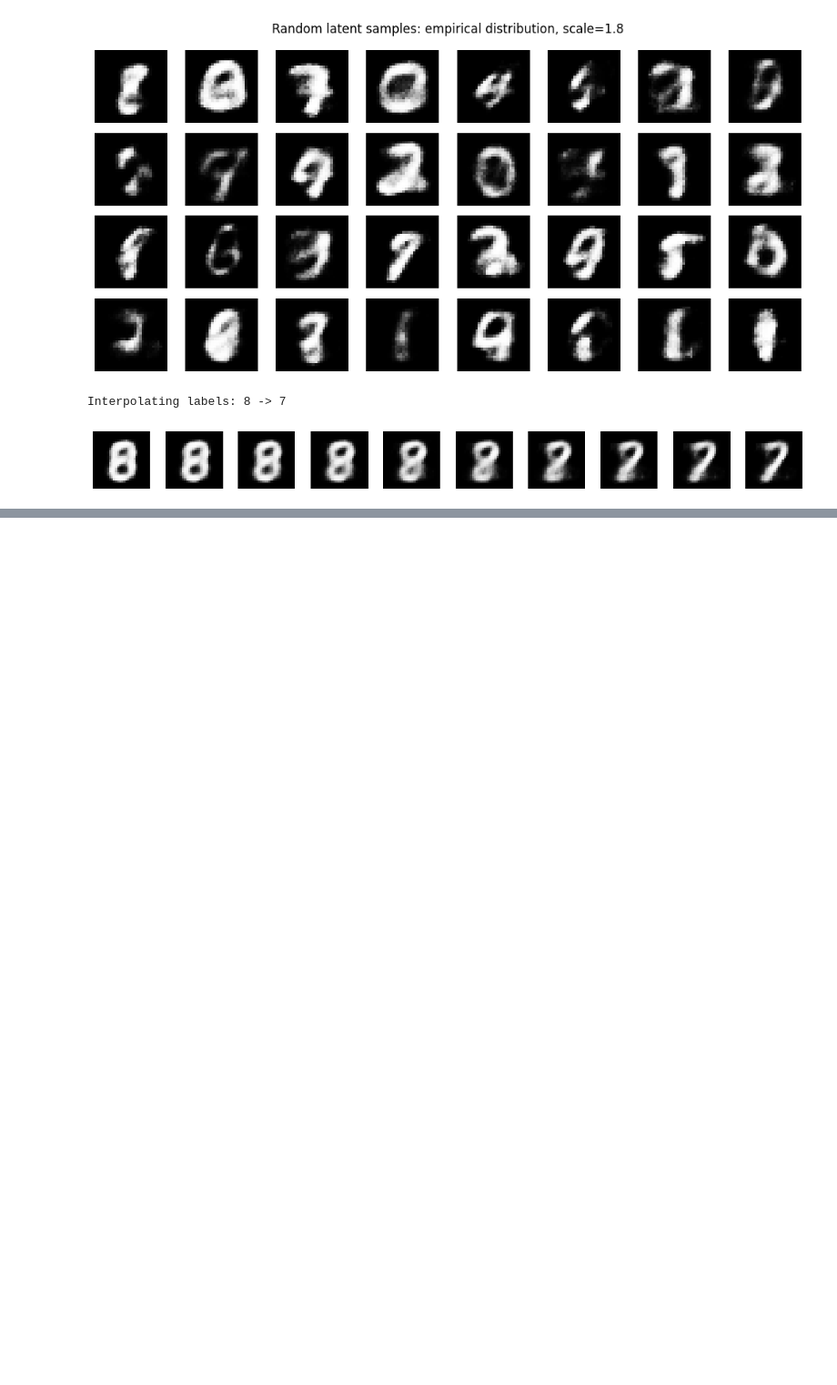
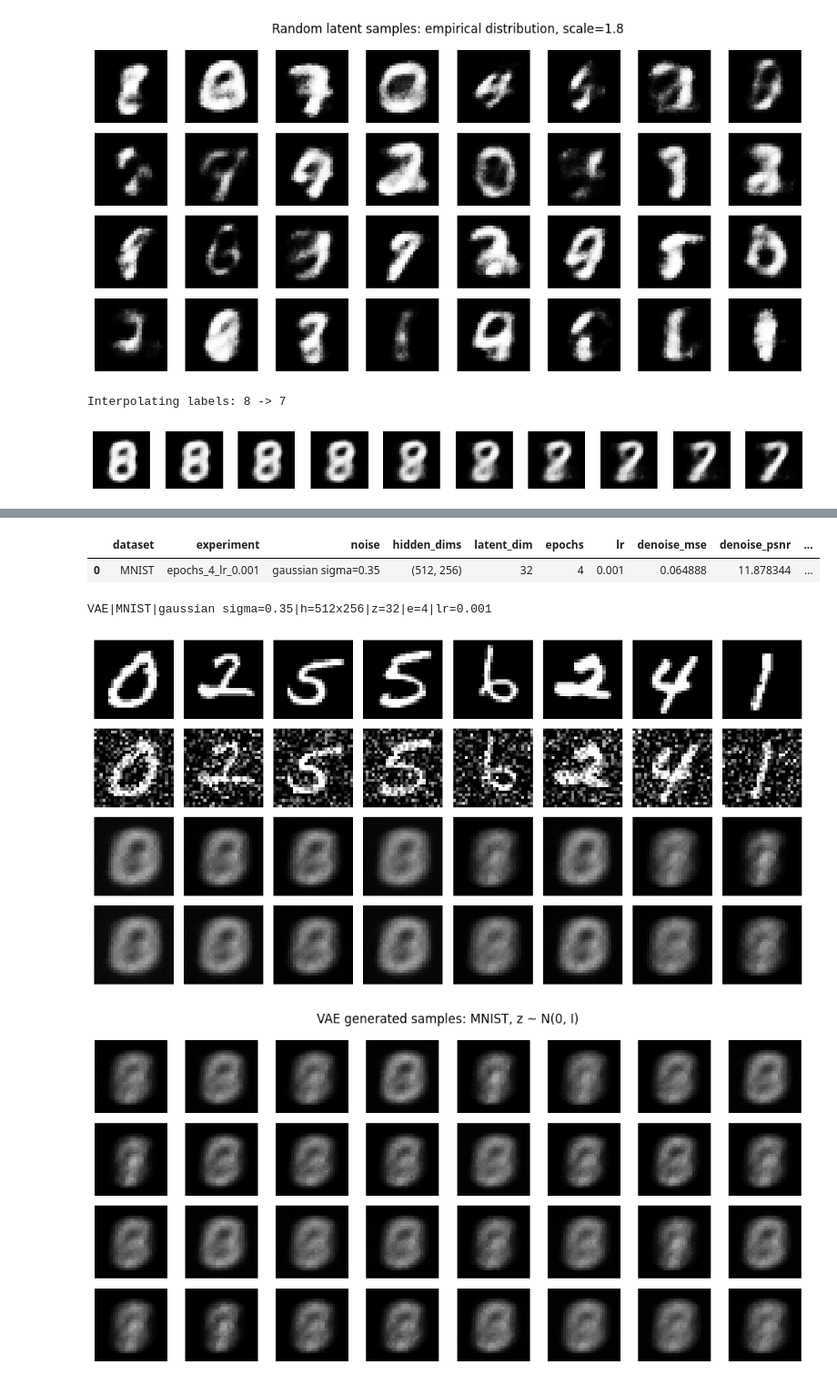
Before and after one commit to F1ameX/Modern-Methods-of-Deep-Machine-Learning, a Jupyter notebook: 6_autoencoders/6_autoencoders.ipynb, the cells around one changed output, grey strips where cells are left out. Shown at 91% size. Saved outputs shown, nothing was run; the diff lists cells and outputs as text; code cells hidden in the pictures; blank space fills up the shorter version.

```diff
--- a/6_autoencoders/6_autoencoders.ipynb
+++ b/6_autoencoders/6_autoencoders.ipynb
@@ -55,7 +55,6 @@ TRAIN/VAL/TEST: 12000 2000 2000
 # %%
 DATASETS = {
     "MNIST": datasets.MNIST,
-    "FashionMNIST": datasets.FashionMNIST,
 }
 
 if DATASET_NAME not in DATASETS:
@@ -820,0 +1302,56 @@ Overall best:
+# %%
+@torch.no_grad()
+def visualize_vae_reconstructions(run_id: str, n: int = 8):
+    artifact = VAE_ARTIFACTS[run_id]
+    model = artifact["model"]
+    item = artifact["item"]
+    loaders = required_loaders[item["dataset"]]
+    noise_cfg = item["noise_cfg"]
+    model.eval()
+
+    clean, _ = next(iter(loaders["test"]))
+    clean = clean[:n].to(DEVICE)
+    noisy = add_noise(clean, noise_cfg)
+
+    if isinstance(model, VariationalAutoencoder):
+        denoised, _, _ = model(noisy)
+        clean_reconstructed, _, _ = model(clean)
+    else:
+        denoised = model(noisy)
+        clean_reconstructed = model(clean)
+
+    print(run_id)
+    plot_tensor_grid([
+        ("clean", clean),
+        ("noisy", noisy),
+        ("denoised", denoised),
+        ("clean AE", clean_reconstructed),
+    ], n=n, figsize_per_image=1.35)
+
+
+@torch.no_grad()
+def generate_vae_images(model: VariationalAutoencoder, latent_dim: int, n: int = 32, scale: float = 1.0) -> torch.Tensor:
+    model.eval()
+    z = torch.randn(n, latent_dim, device=DEVICE) * scale
+    return model.decode(z).detach().cpu()
+
+
+best_vae_by_dataset = (
+    required_results_df[required_results_df["model_type"] == "VAE"]
+    .sort_values("denoise_mse")
+    .groupby("dataset", as_index=False)
+    .first()
+)
+display(best_vae_by_dataset[["dataset", "experiment", "noise", "hidden_dims", "latent_dim", "epochs", "lr", "denoise_mse", "denoise_psnr", "denoise_ssim", "clean_mse", "run_id"]])
+
+for _, row in best_vae_by_dataset.iterrows():
+    visualize_vae_reconstructions(row["run_id"], n=8)
+    model = VAE_ARTIFACTS[row["run_id"]]["model"]
+    generated = generate_vae_images(model, int(row["latent_dim"]), n=32, scale=1.0)
+    plot_generated(generated, f"VAE generated samples: {row['dataset']}, z ~ N(0, I)")
+# %% [output]
+|  | dataset | experiment | noise | hidden_dims | latent_dim | epochs | lr | denoise_mse | denoise_psnr | ... |
+| 0 | MNIST | epochs_4_lr_0.001 | gaussian sigma=0.35 | (512, 256) | 32 | 4 | 0.001 | 0.064888 | 11.878344 | ... |
+VAE|MNIST|gaussian sigma=0.35|h=512x256|z=32|e=4|lr=0.001
+[figure, added]
+[figure, added]
```
Also changed, not shown: parts of 8 cells of this notebook, 1 other file.
